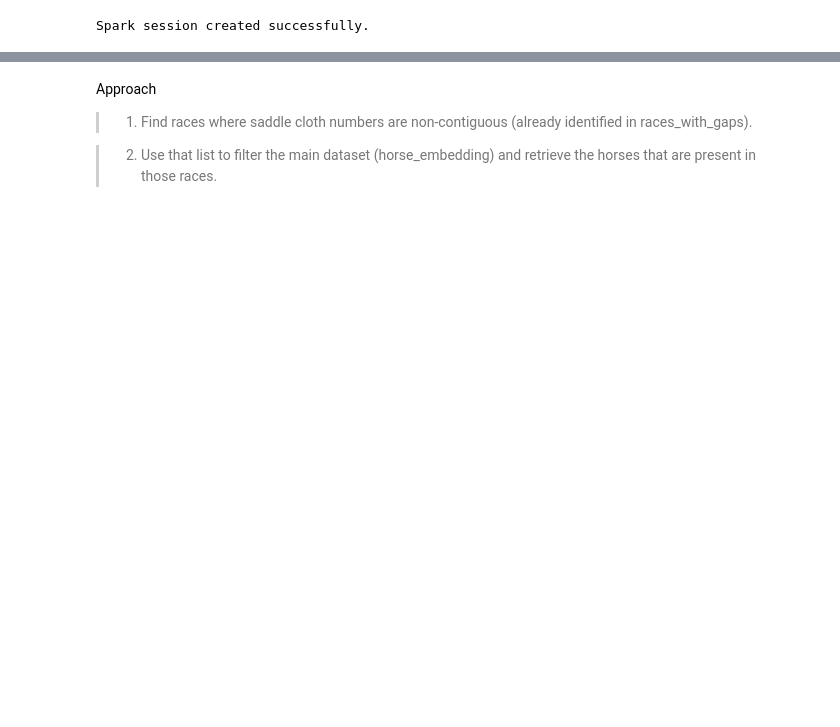
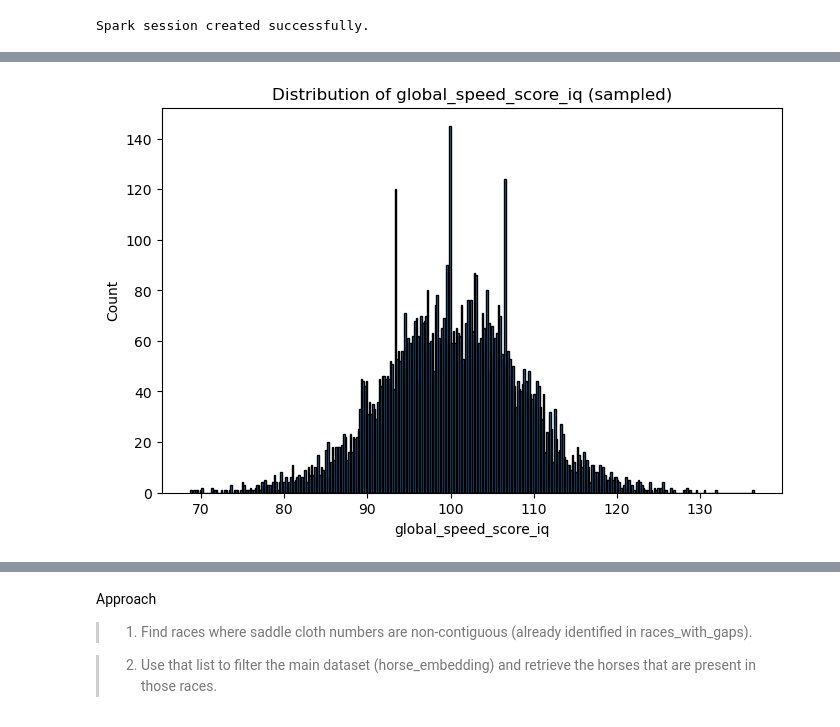
Before and after one commit to shanemeister/FoxRiverAIRacing, a Jupyter notebook: notebooks/0-Model-Results-Analysis.ipynb, the cells around one changed output, grey strips where cells are left out. Cells and saved outputs as stored; diff of their text form; code cells hidden in the pictures; blank space fills up the shorter version.

```diff
--- a/notebooks/0-Model-Results-Analysis.ipynb
+++ b/notebooks/0-Model-Results-Analysis.ipynb
@@ -222,0 +303,20 @@ plt.show()
+# %%
+import matplotlib.pyplot as plt
+import pyspark.sql.functions as F
+
+# If the DataFrame is huge, take a sample to avoid OOM on driver
+pdf = (global_speed_score
+       .select("global_speed_score_iq")
+       .dropna()
+       .sample(withReplacement=False, fraction=0.01, seed=42)  # e.g., 1% sample
+       .toPandas()
+      )
+
+plt.figure(figsize=(8, 5))
+plt.hist(pdf["global_speed_score_iq"], bins=350, edgecolor='black')
+plt.title("Distribution of global_speed_score_iq (sampled)")
+plt.xlabel("global_speed_score_iq")
+plt.ylabel("Count")
+plt.show()
+# %% [output]
+[figure, added]
```
Also changed, not shown: parts of 26 cells of this notebook, 57 other files.
